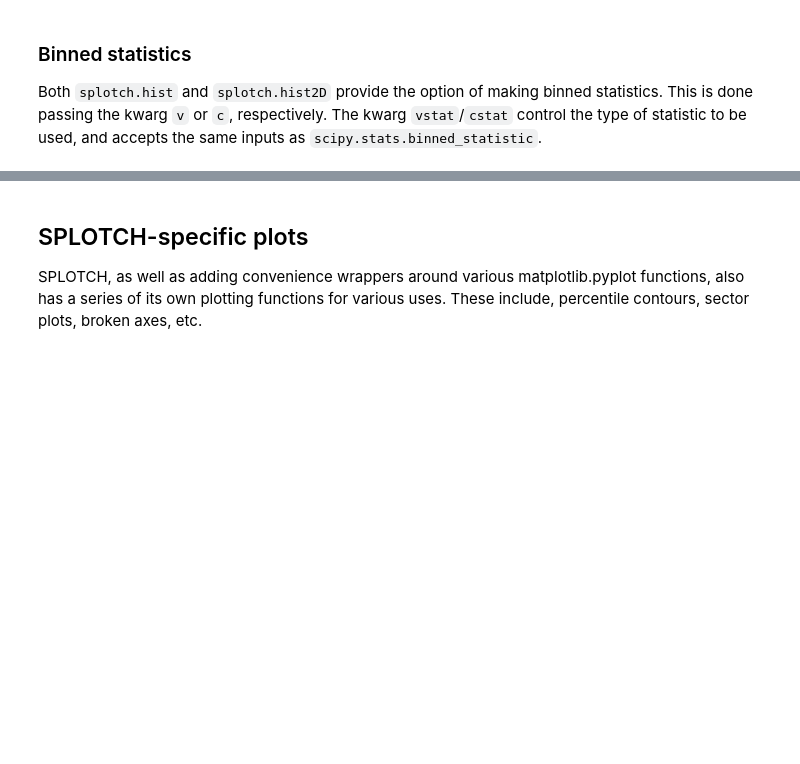
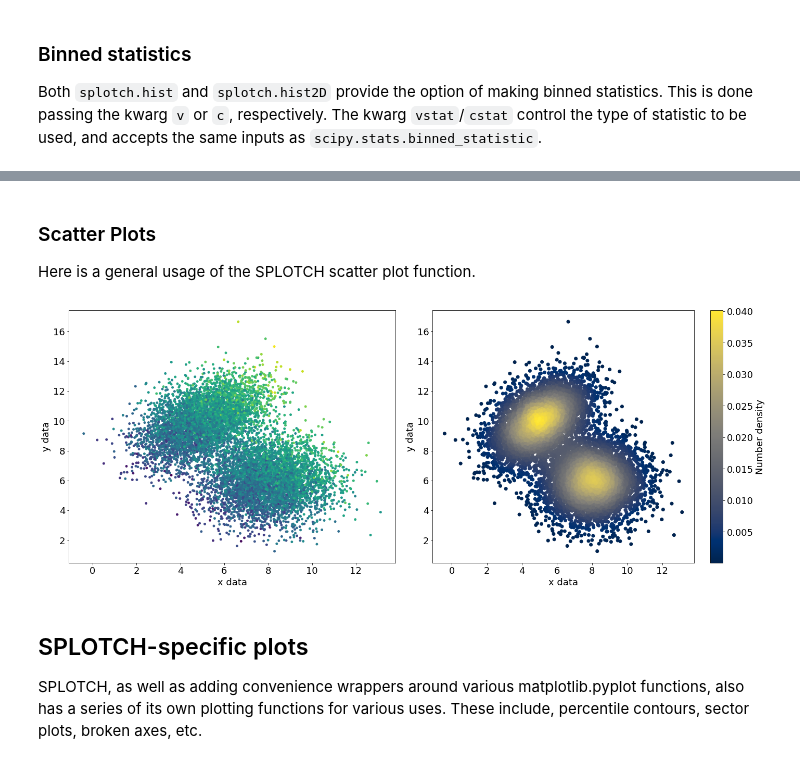
Before and after one commit to MBravoS/splotch, a Jupyter notebook: docs/Examples.ipynb, the cells around one changed output, grey strips where cells are left out. Drawn from its saved outputs; the diff is of its cells as text; code cells hidden in the pictures; blank space fills up the shorter version.

Commit message:
Added 'density' to scatter()

```diff
--- a/docs/Examples.ipynb
+++ b/docs/Examples.ipynb
@@ -180,3 +181,20 @@ plt.show()
+# %% [markdown]
+### Scatter Plots
+Here is a general usage of the SPLOTCH scatter plot function.
+# %%
+fig, axes = splt.subplots(ncols=2,figsize=(20,8))
+
+splt.scatter(x=xvals,y=yvals,c=cvals+np.random.normal(0,2,size=len(cvals)),ax=axes[0],
+             xlabel="x data",ylabel="y data",s=15)
+
+splt.scatter(x=xvals,y=yvals,density=True,ax=axes[1],
+             xlabel="x data",ylabel="y data",clabel="Number density",
+             cmap='cividis')
+
+fig.tight_layout()
+plt.show()
+# %% [output]
+[figure, added]
 # %% [markdown]
 ## SPLOTCH-specific plots
 SPLOTCH, as well as adding convenience wrappers around various matplotlib.pyplot functions, also has a series of its own plotting functions for various uses. These include, percentile contours, sector plots, broken axes, etc.
```
Also changed, not shown: parts of 6 cells of this notebook, 5 other files.
